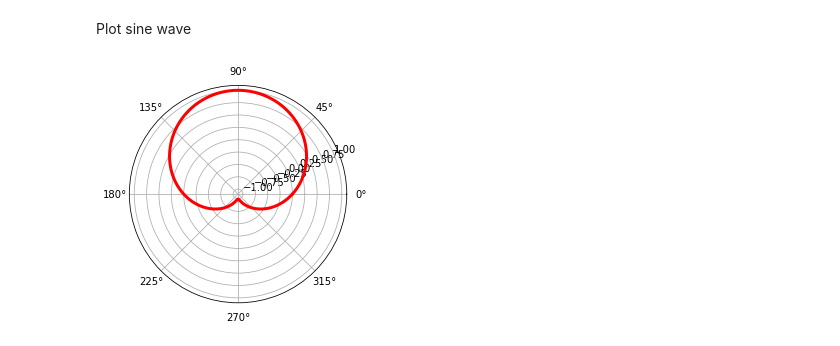
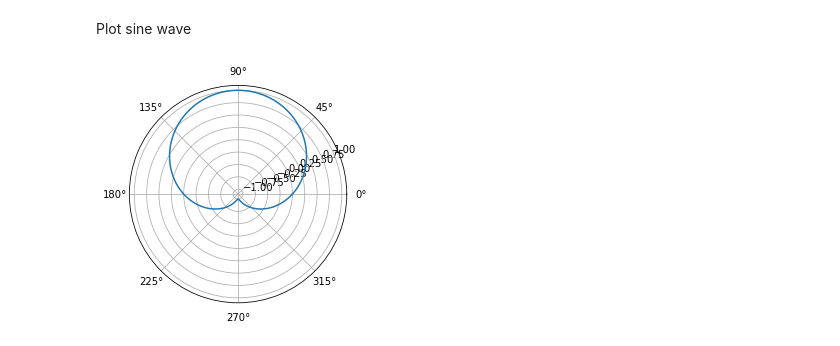
Before and after one commit to Rathees-Koneswarann/python-polar-plot, a Jupyter notebook: main.ipynb, the cells around one changed output. Cells and saved outputs as stored; diff of their text form; code cells hidden in the pictures.

```diff
--- a/main.ipynb
+++ b/main.ipynb
@@ -31,19 +44,16 @@ Plot sine wave
 # %%
 # setting the axes projection as polar
 plt.axes(projection = 'polar')
-
-# setting the radius
-r = 2
 
 # creating an array containing the
 # radian values
 x = np.arange(0, (2 * np.pi), 0.01)
 y = np.sin(x)
 
 # plotting the circle
-plt.plot(x, y, color='red', lw=3)
+plt.plot(x, y)
 
 # display the Polar plot
 plt.show()
 # %% [output]
-[figure, old version]
+[figure, new version]
```
Also changed, not shown: parts of 2 cells of this notebook.
